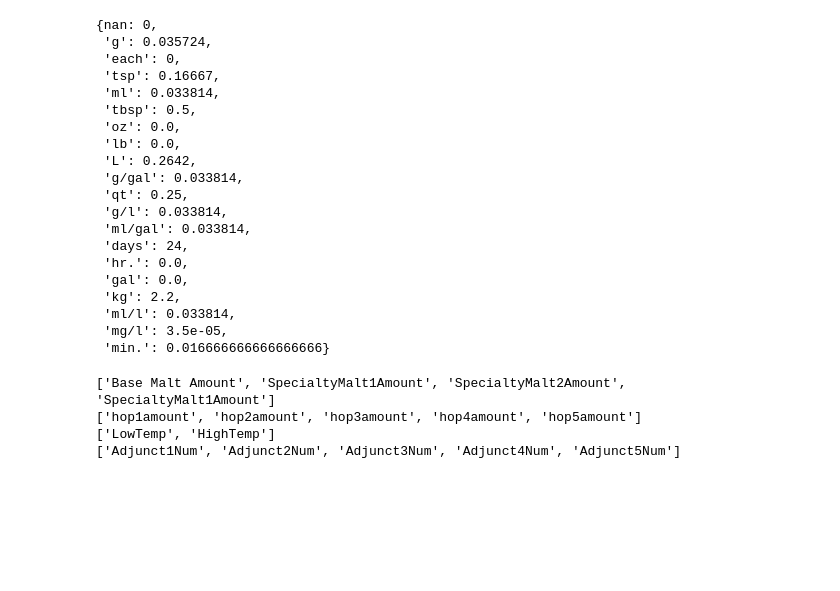
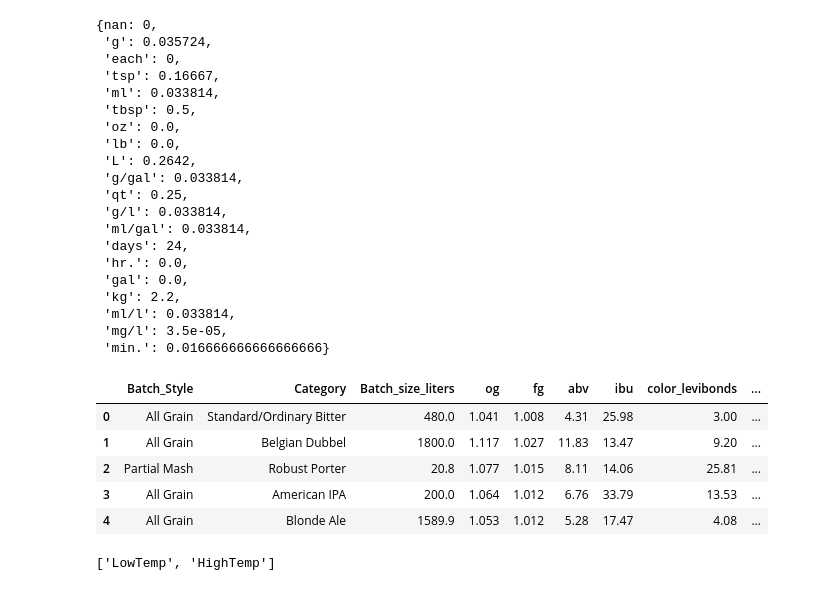
Before and after one commit to mlsm76/Beer_Generation, a Jupyter notebook: contributor/kevin/conversions/Unit Conversion and Cluster Analysis.ipynb, the cells around one changed output. Drawn from its saved outputs; the diff is of its cells as text; code cells hidden in the pictures; blank space fills up the shorter version.

Commit message:
conversion attempt #1

```diff
--- a/contributor/kevin/conversions/Unit Conversion and Cluster Analysis.ipynb
+++ b/contributor/kevin/conversions/Unit Conversion and Cluster Analysis.ipynb
@@ -134,10 +134,27 @@ adjdict
  'ml/l': 0.033814,
  'mg/l': 3.5e-05,
  'min.': 0.016666666666666666}
+# %%
+kg_cols = [
+    "Base Malt Amount",
+    "SpecialtyMalt1Amount",
+    "SpecialtyMalt2Amount",
+    "SpecialtyMalt1Amount",
+]
+gram_cols = ["hop1amount", "hop2amount", "hop3amount", "hop4amount", "hop5amount"]
+temperature_cols = ["LowTemp", "HighTemp"]
+adj_cols = ["Adjunct1Num", "Adjunct2Num", "Adjunct3Num", "Adjunct4Num", "Adjunct5Num"]
+conversion_cols = kg_cols + gram_cols + celcius_cols + adj_cols
+beer_df.head()
+# %% [output]
+|  | Batch_Style | Category | Batch_size_liters | og | fg | abv | ibu | color_levibonds | ... |
+| 0 | All Grain | Standard/Ordinary Bitter | 480.0 | 1.041 | 1.008 | 4.31 | 25.98 | 3.00 | ... |
+| 1 | All Grain | Belgian Dubbel | 1800.0 | 1.117 | 1.027 | 11.83 | 13.47 | 9.20 | ... |
+| 2 | Partial Mash | Robust Porter | 20.8 | 1.077 | 1.015 | 8.11 | 14.06 | 25.81 | ... |
+| 3 | All Grain | American IPA | 200.0 | 1.064 | 1.012 | 6.76 | 33.79 | 13.53 | ... |
+| 4 | All Grain | Blonde Ale | 1589.9 | 1.053 | 1.012 | 5.28 | 17.47 | 4.08 | ... |
 # %%
 import conversion_tools
+temperature_cols
 # %% [output]
-['Base Malt Amount', 'SpecialtyMalt1Amount', 'SpecialtyMalt2Amount', 'SpecialtyMalt1Amount']
-['hop1amount', 'hop2amount', 'hop3amount', 'hop4amount', 'hop5amount']
 ['LowTemp', 'HighTemp']
-['Adjunct1Num', 'Adjunct2Num', 'Adjunct3Num', 'Adjunct4Num', 'Adjunct5Num']
```
Also changed, not shown: parts of 27 cells of this notebook, 1 other file.
